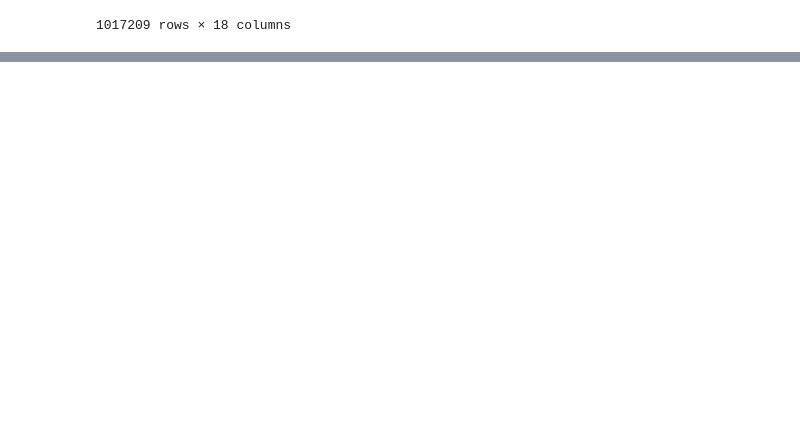
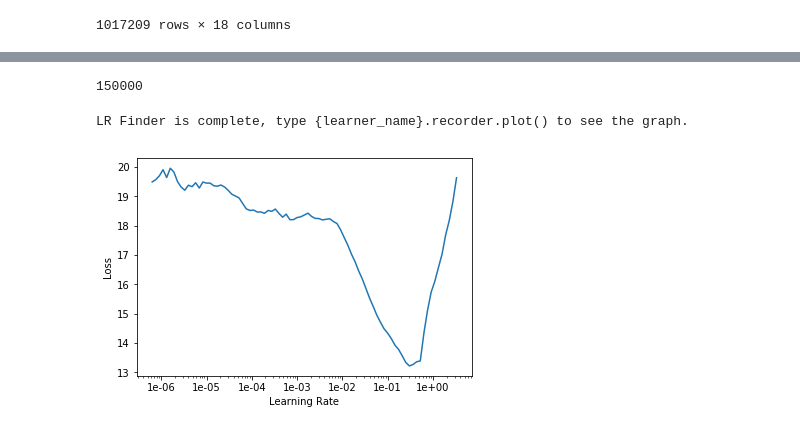
Before and after one commit to rforgione/myfastai, a Jupyter notebook: rossmann-recreate.ipynb, the cells around one changed output, grey strips where cells are left out. Drawn from its saved outputs; the diff is of its cells as text; code cells hidden in the pictures; blank space fills up the shorter version.

```diff
--- a/rossmann-recreate.ipynb
+++ b/rossmann-recreate.ipynb
@@ -897,0 +1143,17 @@ base_df.loc[:, ['Date', 'State'] + contin_vars]
+# %%
+def inv_y(a): return np.exp(a)
+
+def exp_rmspe(y_pred, targ):
+    targ = inv_y(targ)
+    pct_var = (targ - inv_y(y_pred))/targ
+    return math.sqrt((pct_var**2).mean())
+
+# def exp_rmspe(ypred, targ):
+#     pct_var = (targ - y_pred) / targ
+#     return math.sqrt((pct_var**2).mean())
+
+yl = base_df['logsales']
+max_log_y = np.max(yl)
+# max_y = np.max(base_df['Sales'])
+y_range = (0, max_log_y*1.2)
+# y_raw_range = (0, max_y*1.2)
@@ -897,0 +1163,12 @@ base_df.loc[:, ['Date', 'State'] + contin_vars]
+# %%
+len(val_idx)
+# %% [output]
+150000
+# %%
+from fastai.tabular.transform import FillMissing, Categorify, Normalize
+procs = [FillMissing, Categorify, Normalize]
+
+dbunch = TabularList.from_df(base_df, path='.', cat_names=cat_vars, cont_names=contin_vars, procs=procs) \
+    .split_by_idx(list(val_idx)) \
+    .label_from_df(cols='logsales', label_cls=FloatList) \
+    .databunch(bs=128)
@@ -897,0 +1178,13 @@ base_df.loc[:, ['Date', 'State'] + contin_vars]
+# %%
+cat_sz = [(c, len(base_df[c].cat.categories)+1) for c in cat_vars]
+emb_szs = {c:min(50, (l+1)//2) for c, l in cat_sz}
+# %%
+learn = tabular_learner(dbunch, layers=[1000, 500], metrics=[exp_rmspe], y_range=y_range, ps=[0.001,0.01], emb_szs=emb_szs, emb_drop=0.4)
+# %%
+learn.lr_find()
+# %% [output]
+LR Finder is complete, type {learner_name}.recorder.plot() to see the graph.
+# %%
+learn.recorder.plot()
+# %% [output]
+[figure, added]
```
Also changed, not shown: parts of 41 cells of this notebook.
